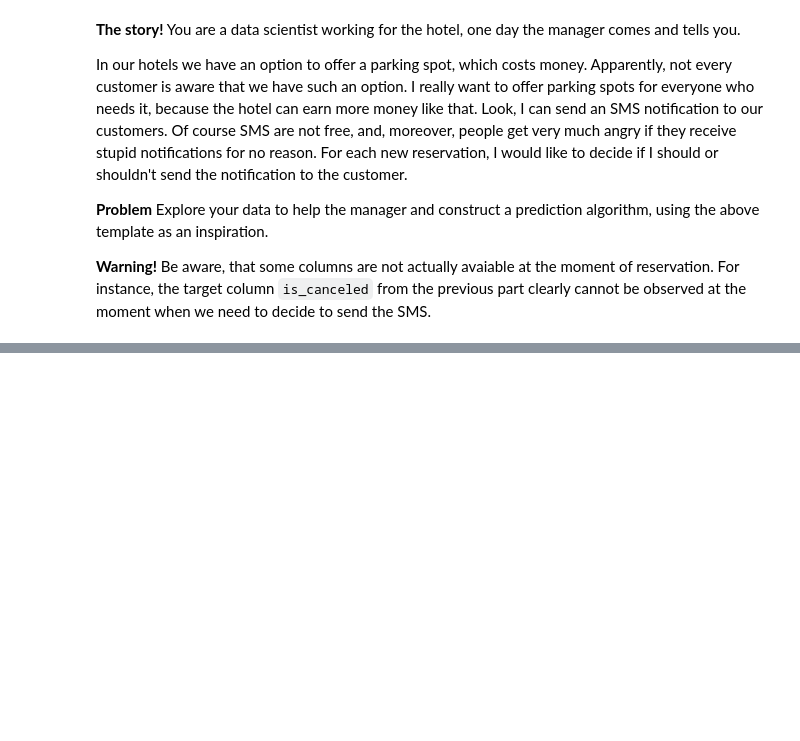
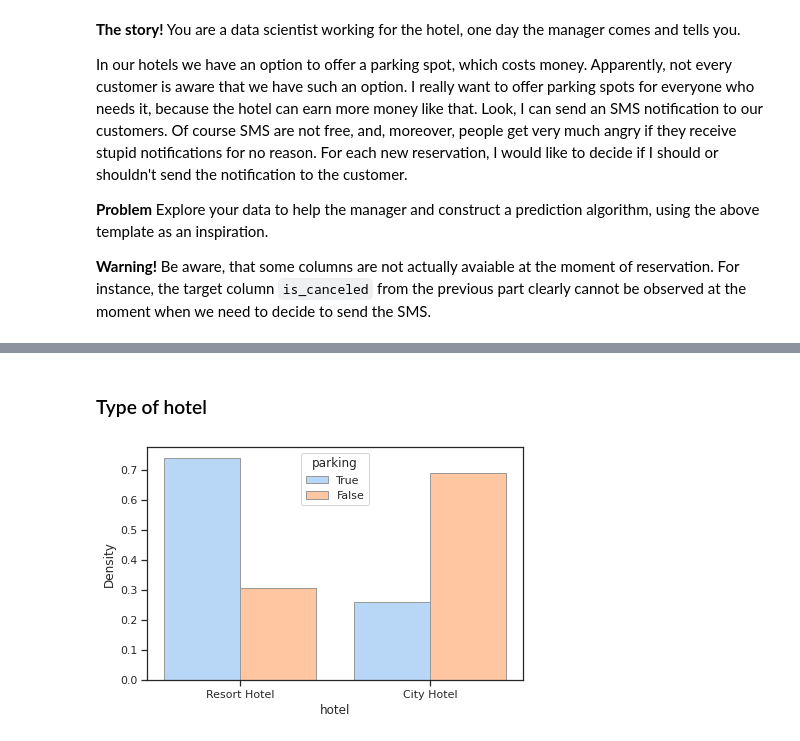
Before and after one commit to Noureddineidir/Applied-ML-ENSAE-Course-, a Jupyter notebook: TP2.ipynb, the cells around one changed output, grey strips where cells are left out. Saved outputs shown, nothing was run; the diff lists cells and outputs as text; code cells hidden in the pictures; blank space fills up the shorter version.

```diff
--- a/TP2.ipynb
+++ b/TP2.ipynb
@@ -469,0 +653,11 @@ In our hotels we have an option to offer a parking spot, which costs money. Appa
+# %% [markdown]
+### Type of hotel
+# %%
+sns.set_theme(style="ticks", palette="pastel")
+
+hue_order = [True , False]
+
+ax = sns.histplot(x = data['hotel'], hue=data['parking'], multiple="dodge", hue_order=hue_order,
+                  stat = 'density', shrink = 0.8, common_norm=False, edgecolor = ".6")
+# %% [output]
+[figure, added]
```
Also changed, not shown: parts of 86 cells of this notebook.
